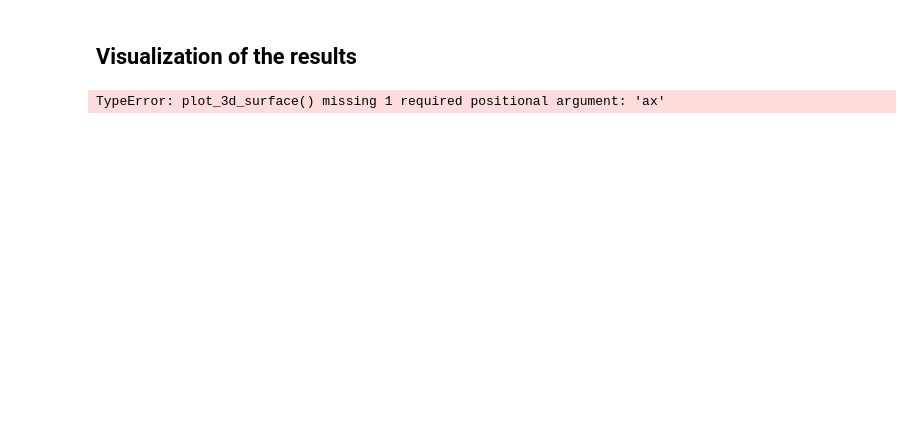
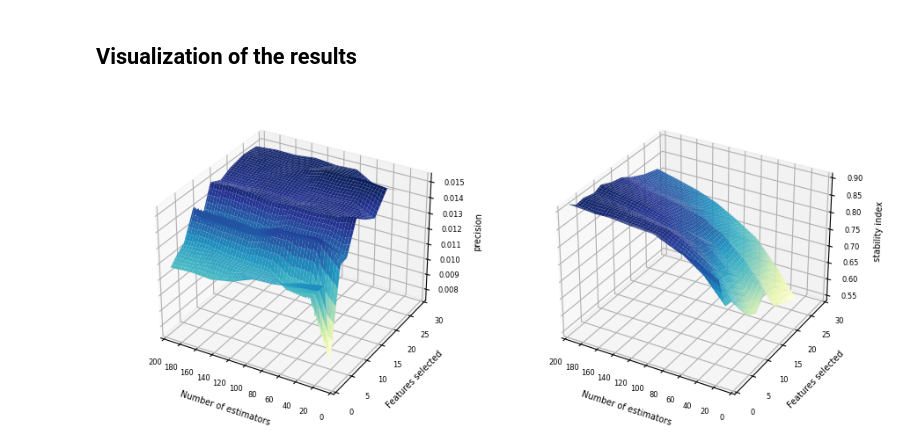
Before and after one commit to edo1691/ad_shap_stability, a Jupyter notebook: notebooks/01_04_results.ipynb, the cells around one changed output. Saved outputs shown, nothing was run; the diff lists cells and outputs as text; code cells hidden in the pictures; blank space fills up the shorter version.

Commit message:
# Plots

```diff
--- a/notebooks/01_04_results.ipynb
+++ b/notebooks/01_04_results.ipynb
@@ -79,6 +82,16 @@ excluded_cols = []
 ### iForest
 # %% [markdown]
 ## Parameters
+# %%
+path_shap = os.path.join(data_root, "outputs", f"{dataset_id}_shap.parquet")
+df = pd.read_parquet(path_shap)
+
+image_1 = os.path.join(data_root, "images", f'3d_precision_{dataset_id}.png')
+image_2 = os.path.join(data_root, "images", f'3d_shap_index_{dataset_id}.png')
+image_3 = os.path.join(data_root, "images", f'2d_precision_stability_{dataset_id}.png')
+image_4 = os.path.join(data_root, "images", f'2d_boxplots_{dataset_id}.png')
+image_5 = os.path.join(data_root, "images", f'2d_lineplots_{dataset_id}.png')
+image_6 = os.path.join(data_root, "images", f'3d_precision_stability_{dataset_id}.png')
 # %%
 path_fi_shap = os.path.join(data_root, "outputs", f"{dataset_id}_fi_shap")
 path_shap = os.path.join(data_root, "outputs", f"{dataset_id}_shap.parquet")
@@ -159,5 +134,0 @@ df = df_n_trees.copy()
-# %%
-# Example usage (assuming 'df' is your DataFrame)
-plot_3d_surface(df, 'n_estimators', 'n_feats', 'precision', cmap='YlGnBu', y_step=5, opt_x=opt_x, opt_y=opt_y, opt_color='red')
-# %% [output]
-TypeError: plot_3d_surface() missing 1 required positional argument: 'ax'
@@ -169,0 +135,19 @@ plot_3d_surface(df, 'n_estimators', 'n_feats', 'model_stab', cmap='YlGnBu', y_st
+# %%
+plt.figure(figsize=(9, 3.8))  # Overall figure size
+
+# First plot
+ax1 = plt.subplot(1, 2, 1, projection='3d')
+plot_3d_surface(df_n_trees, 'n_estimators', 'n_feats', 'precision', ax1, fontsize_title=7, fontsize_axes=6, cmap='YlGnBu', x_step=20, y_step=5, opt_color='red', title='')
+
+ax2 = plt.subplot(1, 2, 2, projection='3d')
+plot_3d_surface(df_n_trees, 'n_estimators', 'n_feats', 'stability index', ax2, fontsize_title=7, fontsize_axes=6, cmap='YlGnBu', x_step=20, y_step=5, opt_color='red')
+
+plt.tight_layout()  # Adjust layout
+
+# Adjust the spacing between the plots
+plt.subplots_adjust(wspace=0.1)  # Adjust the width space as needed for better visualization
+
+plt.savefig(image_6, bbox_inches='tight', pad_inches=0.3)  # Save the plot to a file
+plt.show()
+# %% [output]
+[figure, added]
```
Also changed, not shown: parts of 17 cells of this notebook, 8 other files.
